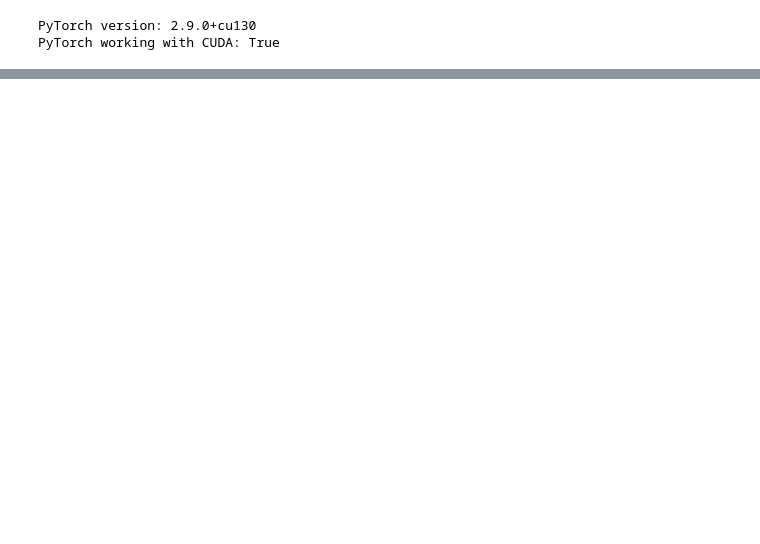
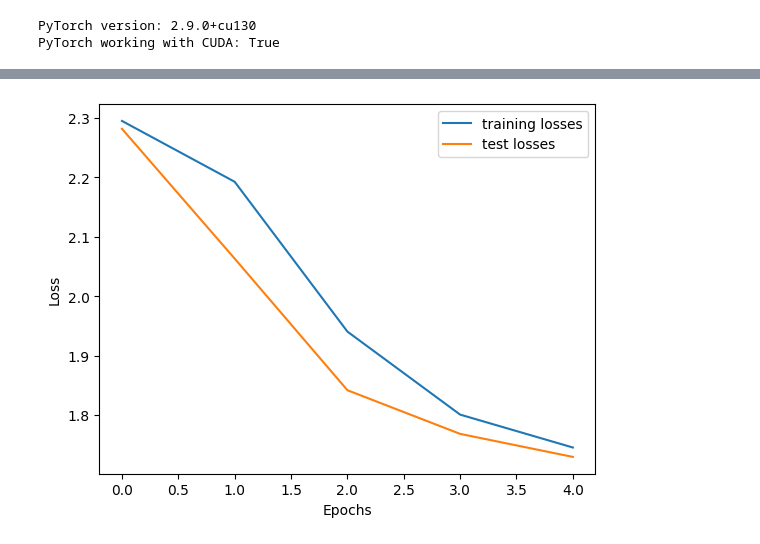
Before and after one commit to amjvl-git/csip-5103-coursework-2025-miloshkii, a Jupyter notebook: P2963116/P2963116_MylesWheatley.ipynb, the cells around one changed output, grey strips where cells are left out. Drawn from its saved outputs; the diff is of its cells as text; code cells hidden in the pictures; blank space fills up the shorter version.

```diff
--- a/P2963116/P2963116_MylesWheatley.ipynb
+++ b/P2963116/P2963116_MylesWheatley.ipynb
@@ -108,7 +108,7 @@ class MultilayerPerceptron(nn.Module):
         return output
 # %%
 # Initialise model and check structure
-ann_model = MultilayerPerceptron(512,256,128)
+ann_model = MultilayerPerceptron(1024,512,256)
 print(ann_model)
 # %% [output]
 MultilayerPerceptron(
@@ -134,20 +134,15 @@ def train(dataloader, model, loss_fn, optim):
         optim: optimiser used for gradient parameter adjustment
     '''
     model.train()
-    size = len(dataloader.dataset)
     num_batch = len(dataloader)
     train_loss = 0
-    for batch, (X,label) in enumerate(dataloader):
+    for X,label in dataloader:
         optimizer.zero_grad()
         pred = model(X)
         loss = loss_fn(pred, label)
         loss.backward()
         optimizer.step()
-        train_loss +=loss.item()
-
-        if batch % 100 == 0:
-            loss, current = loss.item(), batch * batch_size + len(X)
-            print(f"loss: {loss:>7f}  [{current:>5d}/{size:>5d}]")
+        train_loss += loss.item()
     train_loss /= num_batch
     print(f'Training loss = {train_loss:>5f}')
     return train_loss
@@ -161,19 +156,28 @@ def test(dataloader, model):
     '''
     model.eval()
     num_batch = len(dataloader)
+    test_loss = 0
+    for X,label in dataloader:
+        pred = model(X)
+        loss = loss_fn(pred, label)
+        test_loss += loss.item()
+    test_loss /= num_batch
+    print(f'Test loss = {test_loss:>5f}')
+    return test_loss
 # %%
 # initial hyperparameters
 learn_rate = 1e-3
-epochs = 2
+epochs = 5
 
 # initialise loss function and optimiser
 loss_fn = nn.CrossEntropyLoss()
-optimizer = torch.optim.Adam(ann_model.parameters(), lr=learn_rate)
+optimizer = torch.optim.SGD(ann_model.parameters(), lr=learn_rate, momentum=0.9)
 # %%
+# training/test loop
 loss_hist = []
 for e in range(epochs):
     print(f'Epoch {e+1}/{epochs}')
-    train(train_loader, ann_model, loss_fn, optimizer)
-    #loss_hist.append(train_loss)
-print(train_loss)
+    train_loss = train(train_loader, ann_model, loss_fn, optimizer)
+    test_loss = test(test_loader, ann_model)
+    loss_hist.append([train_loss,test_loss])
 # %% [output]
@@ -197,0 +199,8 @@ NameError: name 'train_loss' is not defined
+# %%
+plt.plot(loss_hist, label=["training losses","test losses"])
+plt.xlabel("Epochs")
+plt.ylabel("Loss")
+plt.legend()
+plt.show()
+# %% [output]
+[figure, added]
```
Also changed, not shown: parts of 3 cells of this notebook.
